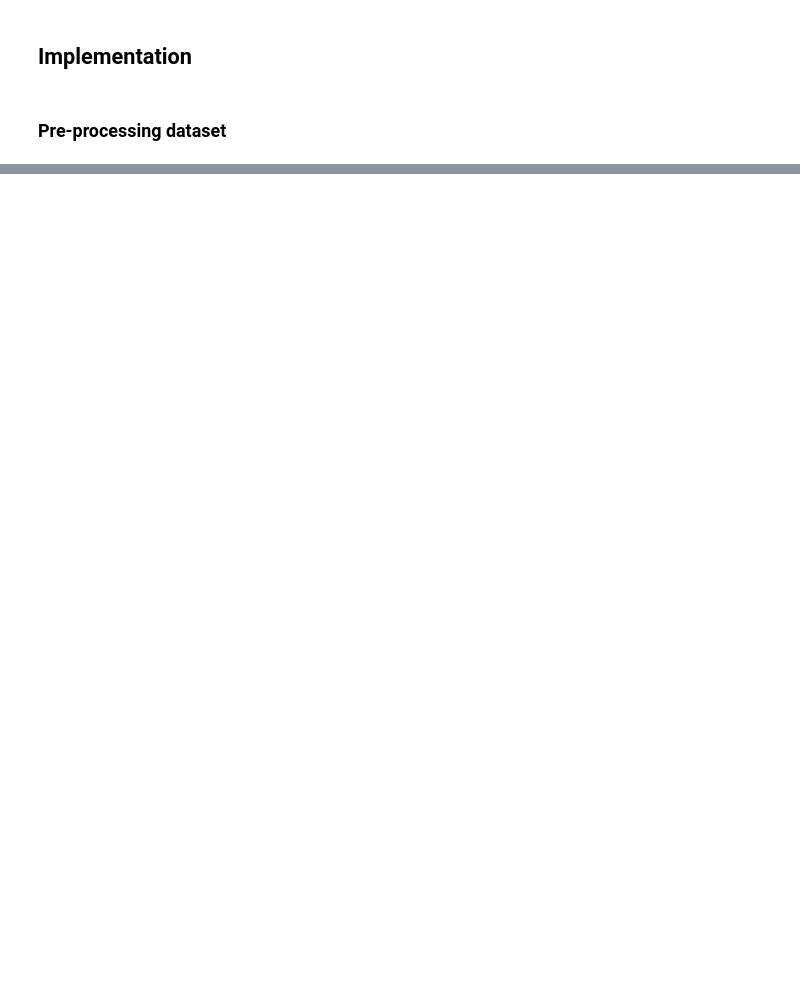
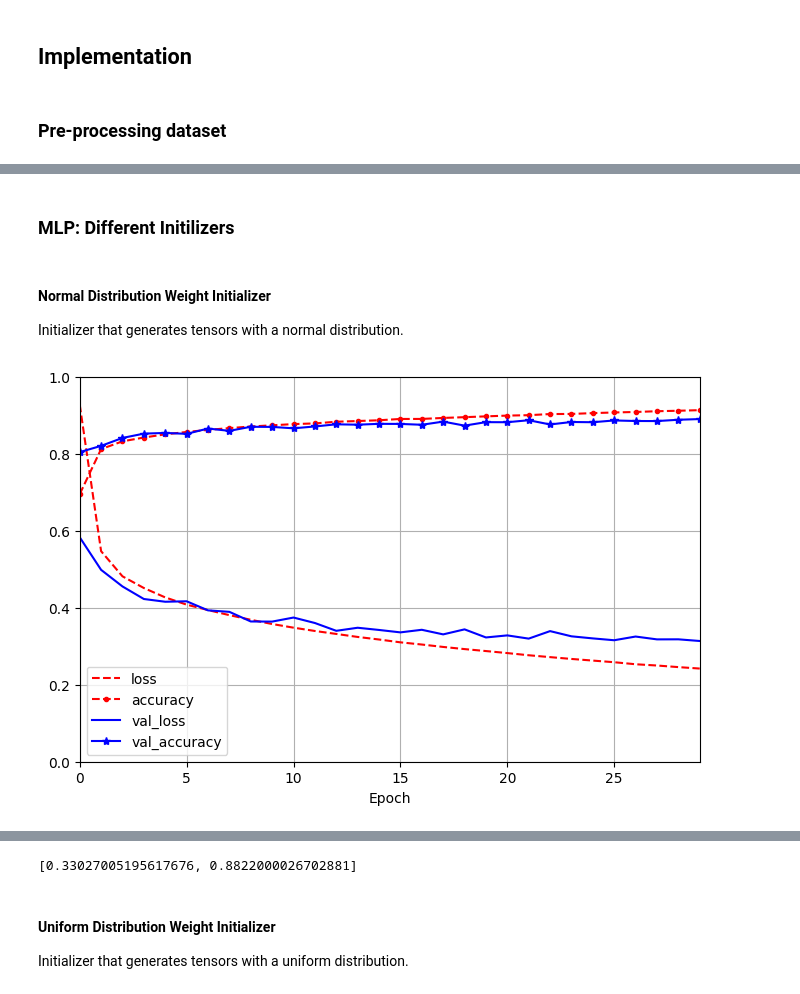
Before and after one commit to filipe-21903016/idl2023-assignment1, a Jupyter notebook: task1.ipynb, the cells around one changed output, grey strips where cells are left out. Cells and saved outputs as stored; diff of their text form; code cells hidden in the pictures; blank space fills up the shorter version.

```diff
--- a/task1.ipynb
+++ b/task1.ipynb
@@ -87,0 +110,38 @@ plt.show()
+# %% [markdown]
+### MLP: Different Initilizers
+# %% [markdown]
+#### Normal Distribution Weight Initializer
+
+Initializer that generates tensors with a normal distribution.
+# %%
+# Creating model
+model = tf.keras.Sequential([
+    tf.keras.layers.Input(shape=[28,28]),
+    tf.keras.layers.Flatten(),
+    tf.keras.layers.Dense(300, activation="relu", kernel_initializer="random_normal"),
+    tf.keras.layers.Dense(100, activation="relu", kernel_initializer="random_normal"),
+    tf.keras.layers.Dense(10, activation="softmax", kernel_initializer="random_normal")
+])
+
+# Compiling the model
+model.compile(loss="sparse_categorical_crossentropy",
+             optimizer="sgd",
+             metrics=["accuracy"])
+# %%
+# Training the model
+history = model.fit(X_train, y_train, epochs=30, validation_data=(X_valid, y_valid))
+# %%
+# Evaluate the model
+pd.DataFrame(history.history).plot(
+    figsize=(8,5),
+    xlim=[0,29],
+    ylim=[0,1],
+    grid=True,
+    xlabel="Epoch",
+    style=["r--", "r--.", "b-", "b-*"]
+)
+plt.show()
+
+model.evaluate(X_test, y_test)
+# %% [output]
+[figure, added]
@@ -87,0 +149,5 @@ plt.show()
+[0.33027005195617676, 0.8822000026702881]
+# %% [markdown]
+#### Uniform Distribution Weight Initializer
+
+Initializer that generates tensors with a uniform distribution.
```
Also changed, not shown: parts of 40 cells of this notebook.
